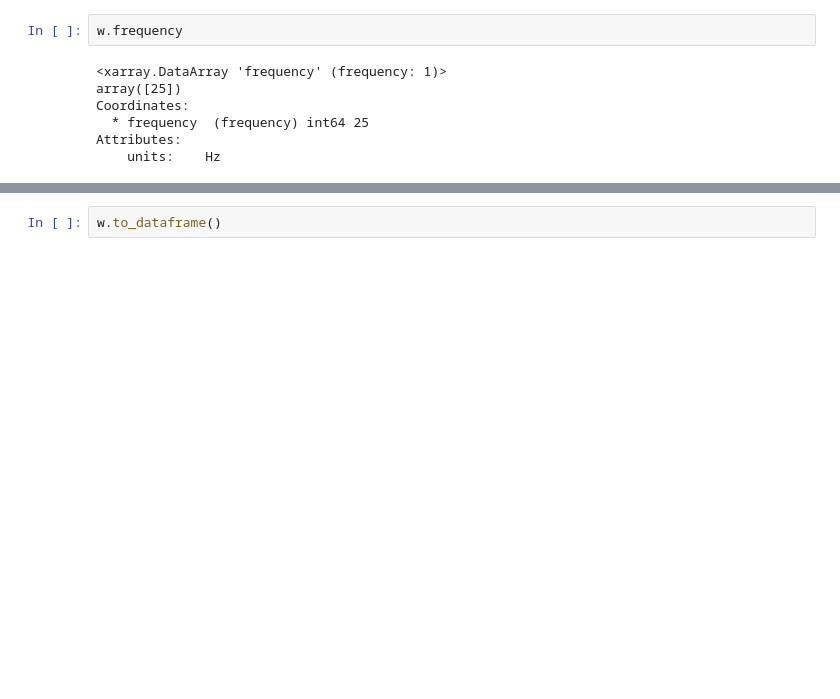
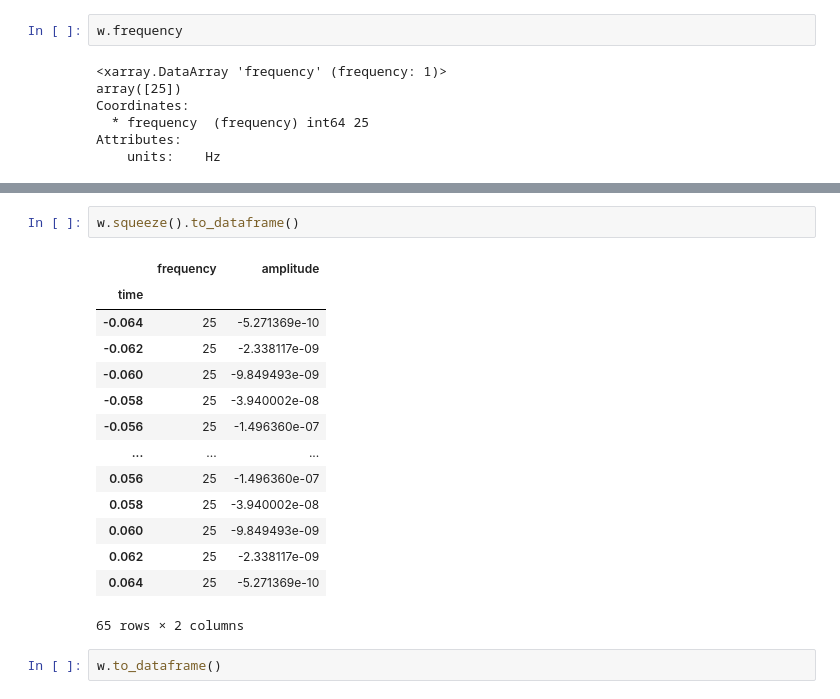
Before and after one commit to agilescientific/ricky, a Jupyter notebook: docs/notebooks/proof_of_concept.ipynb, the cells around one changed output, grey strips where cells are left out. Drawn from its saved outputs; the diff is of its cells as text; blank space fills up the shorter version.

```diff
--- a/docs/notebooks/proof_of_concept.ipynb
+++ b/docs/notebooks/proof_of_concept.ipynb
@@ -33,3 +66,20 @@ Attributes:
+# %%
+w.squeeze().to_dataframe()
+# %% [output]
+|  | frequency | amplitude |
+| time |  |  |
+| -0.064 | 25 | -5.271369e-10 |
+| -0.062 | 25 | -2.338117e-09 |
+| -0.060 | 25 | -9.849493e-09 |
+| -0.058 | 25 | -3.940002e-08 |
+| -0.056 | 25 | -1.496360e-07 |
+| ... | ... | ... |
+| 0.056 | 25 | -1.496360e-07 |
+| 0.058 | 25 | -3.940002e-08 |
+| 0.060 | 25 | -9.849493e-09 |
+| 0.062 | 25 | -2.338117e-09 |
+| 0.064 | 25 | -5.271369e-10 |
+65 rows × 2 columns
 # %%
 w.to_dataframe()
 # %% [output]
```
Also changed, not shown: parts of 13 cells of this notebook, 5 other files.
